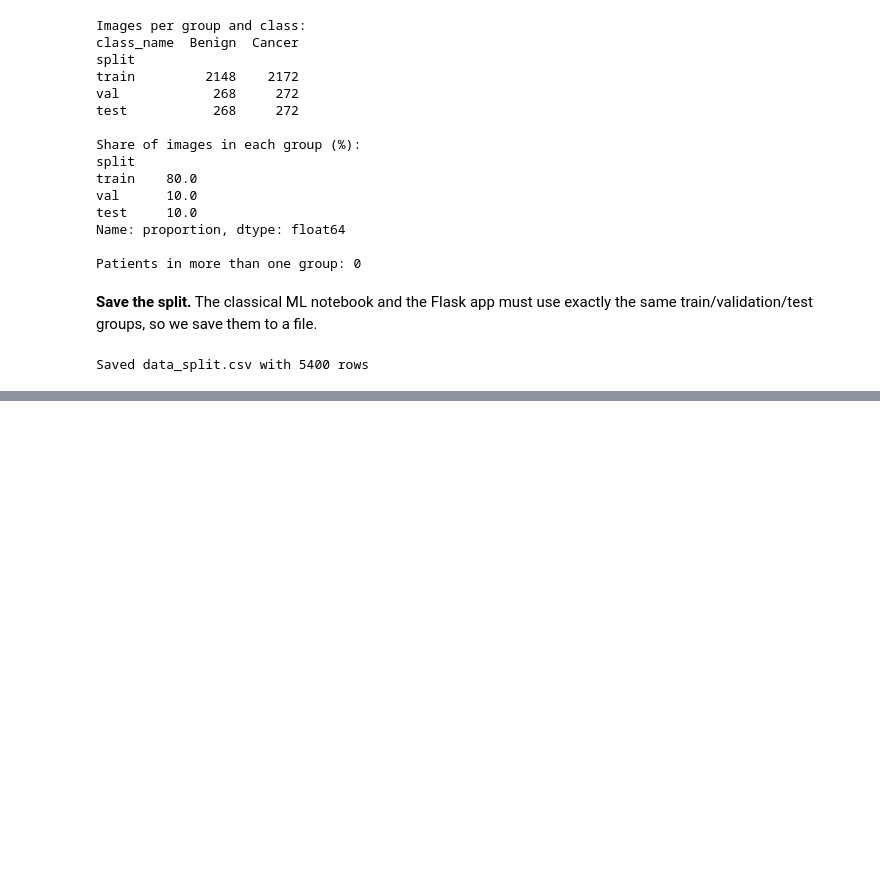
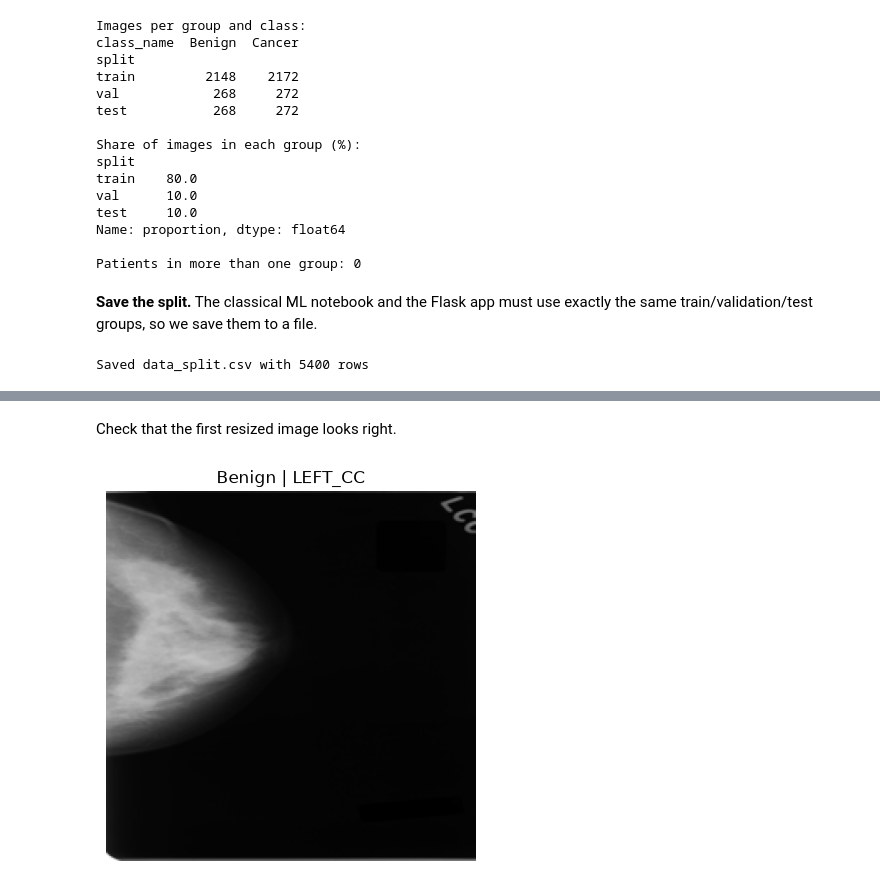
Before and after one commit to karan-kumardev/Breast-Cancer-Detection-, a Jupyter notebook: deep_learning.ipynb, the cells around one changed output, grey strips where cells are left out. Drawn from its saved outputs; the diff is of its cells as text; code cells hidden in the pictures; blank space fills up the shorter version.

Commit message:
ReSized Images

```diff
--- a/deep_learning.ipynb
+++ b/deep_learning.ipynb
@@ -181,0 +192,19 @@ Saved data_split.csv with 5400 rows
+# %%
+import numpy as np
+
+IMG_SIZE = 224
+
+def load_image(path):
+    img = Image.open(path)
+    img.draft("L", (IMG_SIZE, IMG_SIZE))              # makes loading big JPEGs faster
+    img = img.convert("L").resize((IMG_SIZE, IMG_SIZE))
+    return np.array(img)
+
+images = np.zeros((len(df), IMG_SIZE, IMG_SIZE), dtype=np.uint8)
+for i, path in enumerate(df.path):
+    images[i] = load_image(path)
+    if i % 500 == 0:
+        print(i, "of", len(df))
+
+np.save("images_224.npy", images)
+print("Saved images_224.npy with shape", images.shape)
@@ -181,0 +224,9 @@ Saved data_split.csv with 5400 rows
+# %% [markdown]
+Check that the first resized image looks right.
+# %%
+plt.imshow(images[0], cmap="gray")
+plt.title(df.class_name[0] + " | " + df.view[0])
+plt.axis("off")
+plt.show()
+# %% [output]
+[figure, added]
```
Also changed, not shown: parts of 3 cells of this notebook.
